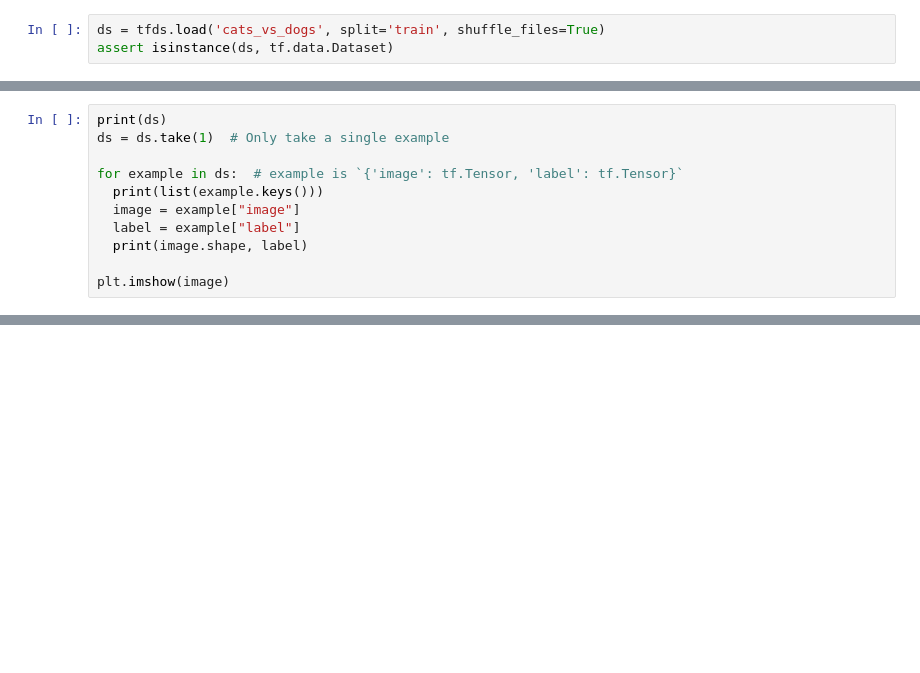
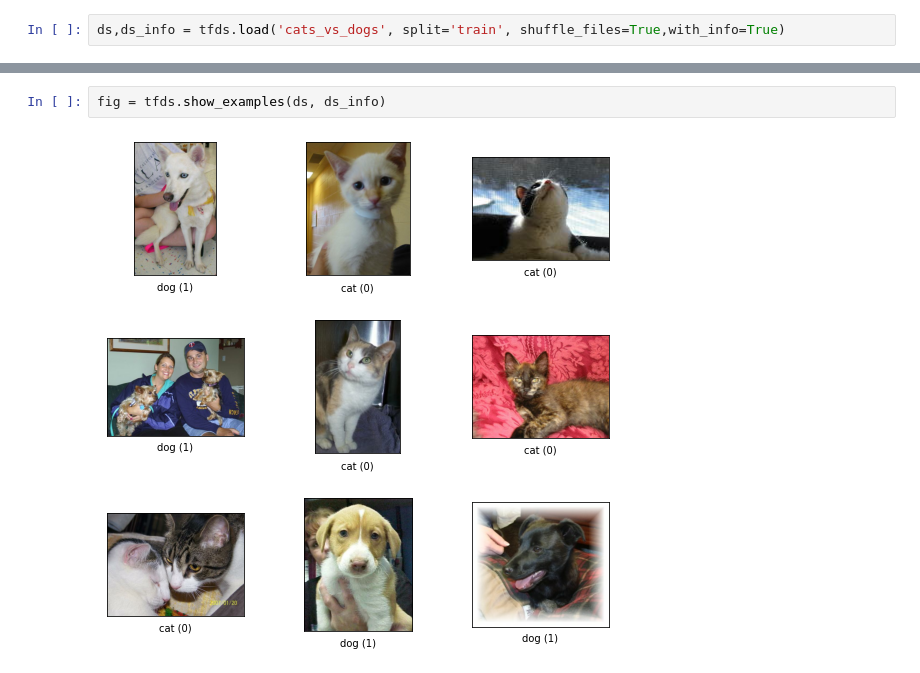
Before and after one commit to AadiPatangi/Dogs-v-Cat-Classifier-using-TF-Datasets, a Jupyter notebook: notebook.ipynb, the cells around one changed output, grey strips where cells are left out. Drawn from its saved outputs; the diff is of its cells as text; blank space fills up the shorter version.

```diff
--- a/notebook.ipynb
+++ b/notebook.ipynb
@@ -27,3 +49,2 @@ import numpy as np
 # %%
-ds = tfds.load('cats_vs_dogs', split='train', shuffle_files=True)
-assert isinstance(ds, tf.data.Dataset)
+ds,ds_info = tfds.load('cats_vs_dogs', split='train', shuffle_files=True,with_info=True)
@@ -32,11 +50,0 @@ assert isinstance(ds, tf.data.Dataset)
-# %%
-print(ds)
-ds = ds.take(1)  # Only take a single example
-
-for example in ds:  # example is `{'image': tf.Tensor, 'label': tf.Tensor}`
-  print(list(example.keys()))
-  image = example["image"]
-  label = example["label"]
-  print(image.shape, label)
-
-plt.imshow(image)
@@ -48,0 +77,4 @@ plt.imshow(image)
+# %%
+fig = tfds.show_examples(ds, ds_info)
+# %% [output]
+[figure, added]
```
Also changed, not shown: parts of 8 cells of this notebook.
